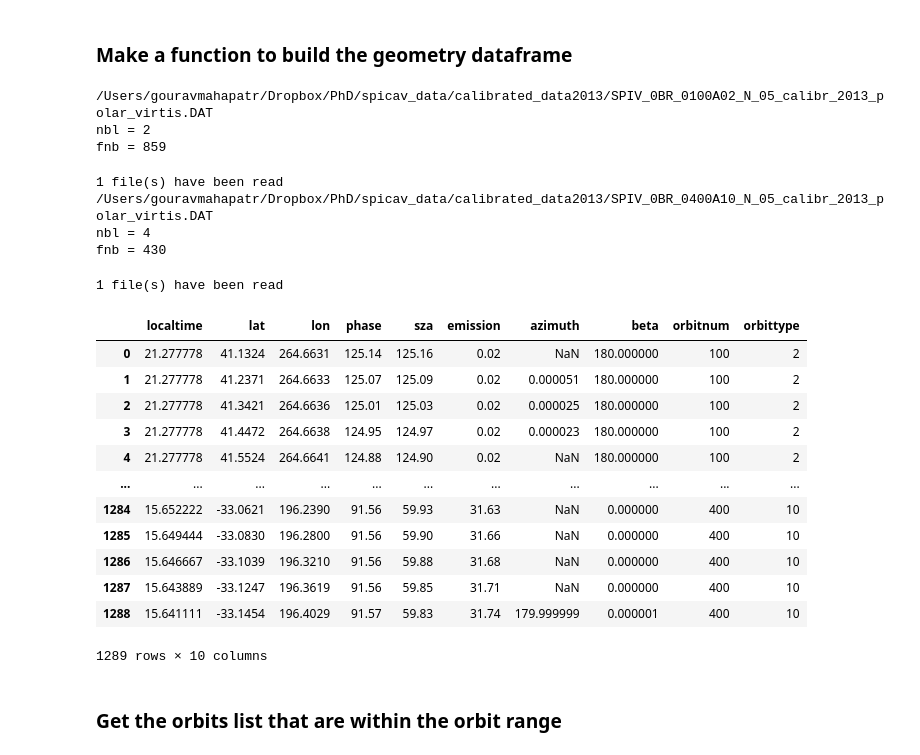
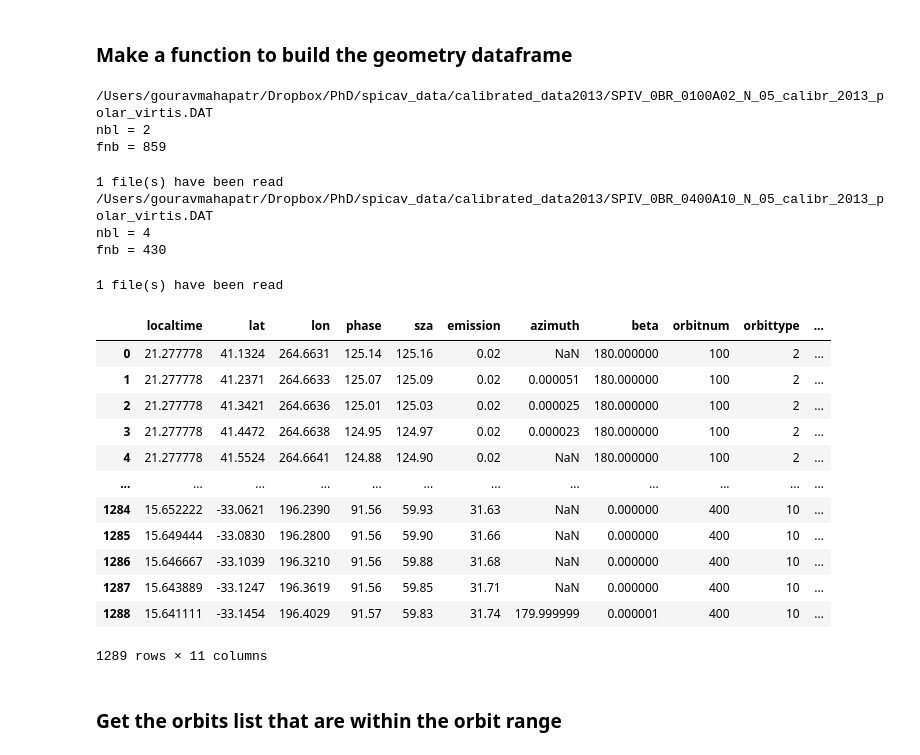
Before and after one commit to gouravmahapatra/VenusAbsorptionRetrival, a Jupyter notebook: src/SPICAVdataexplore.ipynb, the cells around one changed output. Saved outputs shown, nothing was run; the diff lists cells and outputs as text; code cells hidden in the pictures.

```diff
--- a/src/SPICAVdataexplore.ipynb
+++ b/src/SPICAVdataexplore.ipynb
@@ -25,46 +25,47 @@ def make_orbitdatadf(orbitnum,orbittype):
     cosbeta = pmd.get_cosbeta(np.array(data.geo.phase),np.array(data.geo.sza),np.array(data.geo.emission),np.array(data.geo.azimuth)) # in radians
     beta = np.degrees(np.arccos(cosbeta)) # Converted into degrees
     # get the localtime
     localtime = data.geo.local_time
     # make a dataframe
     orbitdatadf = pd.DataFrame(localtime,columns=['localtime'])
     orbitdatadf['lat'] = data.geo.Lat
     orbitdatadf['lon'] = data.geo.Lon
     orbitdatadf['phase'] = data.geo.phase
     orbitdatadf['sza'] = data.geo.sza
     orbitdatadf['emission'] = data.geo.emission
     orbitdatadf['azimuth'] = data.geo.azimuth
     orbitdatadf['beta'] = beta
     orbitdatadf['orbitnum'] = orbitnum
     orbitdatadf['orbittype'] = orbittype
+    orbitdatadf['ObsvSeq'] = np.arange(len(data.geo.local_time))
     return orbitdatadf
 
 # call
 orbitdatadf = make_orbitdatadf(100,2)
 orbitdatadf = pd.concat([orbitdatadf,make_orbitdatadf(400,10)],ignore_index=True)
 orbitdatadf
 # %% [output]
 /Users/gouravmahapatr/Dropbox/PhD/spicav_data/calibrated_data2013/SPIV_0BR_0100A02_N_05_calibr_2013_polar_virtis.DAT
 nbl = 2
 fnb = 859
 1 file(s) have been read
 /Users/gouravmahapatr/Dropbox/PhD/spicav_data/calibrated_data2013/SPIV_0BR_0400A10_N_05_calibr_2013_polar_virtis.DAT
 nbl = 4
 fnb = 430
 1 file(s) have been read
-|  | localtime | lat | lon | phase | sza | emission | azimuth | beta | orbitnum | orbittype |
-| 0 | 21.277778 | 41.1324 | 264.6631 | 125.14 | 125.16 | 0.02 | NaN | 180.000000 | 100 | 2 |
-| 1 | 21.277778 | 41.2371 | 264.6633 | 125.07 | 125.09 | 0.02 | 0.000051 | 180.000000 | 100 | 2 |
-| 2 | 21.277778 | 41.3421 | 264.6636 | 125.01 | 125.03 | 0.02 | 0.000025 | 180.000000 | 100 | 2 |
-| 3 | 21.277778 | 41.4472 | 264.6638 | 124.95 | 124.97 | 0.02 | 0.000023 | 180.000000 | 100 | 2 |
-| 4 | 21.277778 | 41.5524 | 264.6641 | 124.88 | 124.90 | 0.02 | NaN | 180.000000 | 100 | 2 |
-| ... | ... | ... | ... | ... | ... | ... | ... | ... | ... | ... |
-| 1284 | 15.652222 | -33.0621 | 196.2390 | 91.56 | 59.93 | 31.63 | NaN | 0.000000 | 400 | 10 |
-| 1285 | 15.649444 | -33.0830 | 196.2800 | 91.56 | 59.90 | 31.66 | NaN | 0.000000 | 400 | 10 |
-| 1286 | 15.646667 | -33.1039 | 196.3210 | 91.56 | 59.88 | 31.68 | NaN | 0.000000 | 400 | 10 |
-| 1287 | 15.643889 | -33.1247 | 196.3619 | 91.56 | 59.85 | 31.71 | NaN | 0.000000 | 400 | 10 |
-| 1288 | 15.641111 | -33.1454 | 196.4029 | 91.57 | 59.83 | 31.74 | 179.999999 | 0.000001 | 400 | 10 |
+|  | localtime | lat | lon | phase | sza | emission | azimuth | beta | orbitnum | orbittype | ... |
+| 0 | 21.277778 | 41.1324 | 264.6631 | 125.14 | 125.16 | 0.02 | NaN | 180.000000 | 100 | 2 | ... |
+| 1 | 21.277778 | 41.2371 | 264.6633 | 125.07 | 125.09 | 0.02 | 0.000051 | 180.000000 | 100 | 2 | ... |
+| 2 | 21.277778 | 41.3421 | 264.6636 | 125.01 | 125.03 | 0.02 | 0.000025 | 180.000000 | 100 | 2 | ... |
+| 3 | 21.277778 | 41.4472 | 264.6638 | 124.95 | 124.97 | 0.02 | 0.000023 | 180.000000 | 100 | 2 | ... |
+| 4 | 21.277778 | 41.5524 | 264.6641 | 124.88 | 124.90 | 0.02 | NaN | 180.000000 | 100 | 2 | ... |
+| ... | ... | ... | ... | ... | ... | ... | ... | ... | ... | ... | ... |
+| 1284 | 15.652222 | -33.0621 | 196.2390 | 91.56 | 59.93 | 31.63 | NaN | 0.000000 | 400 | 10 | ... |
+| 1285 | 15.649444 | -33.0830 | 196.2800 | 91.56 | 59.90 | 31.66 | NaN | 0.000000 | 400 | 10 | ... |
+| 1286 | 15.646667 | -33.1039 | 196.3210 | 91.56 | 59.88 | 31.68 | NaN | 0.000000 | 400 | 10 | ... |
+| 1287 | 15.643889 | -33.1247 | 196.3619 | 91.56 | 59.85 | 31.71 | NaN | 0.000000 | 400 | 10 | ... |
+| 1288 | 15.641111 | -33.1454 | 196.4029 | 91.57 | 59.83 | 31.74 | 179.999999 | 0.000001 | 400 | 10 | ... |
-1289 rows × 10 columns
+1289 rows × 11 columns
 # %% [markdown]
 ### Get the orbits list that are within the orbit range
 # %%
```
Also changed, not shown: parts of 26 cells of this notebook.
